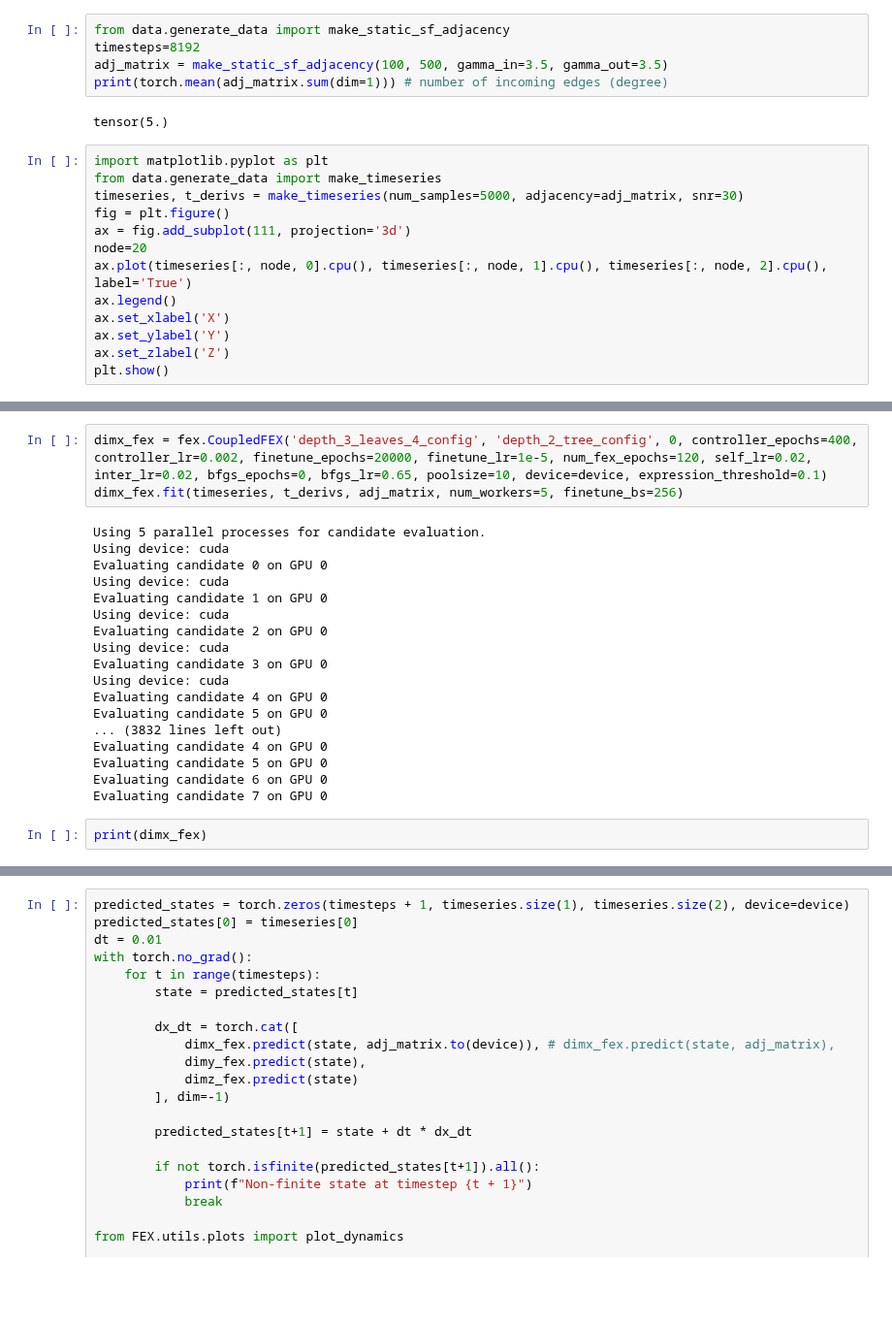
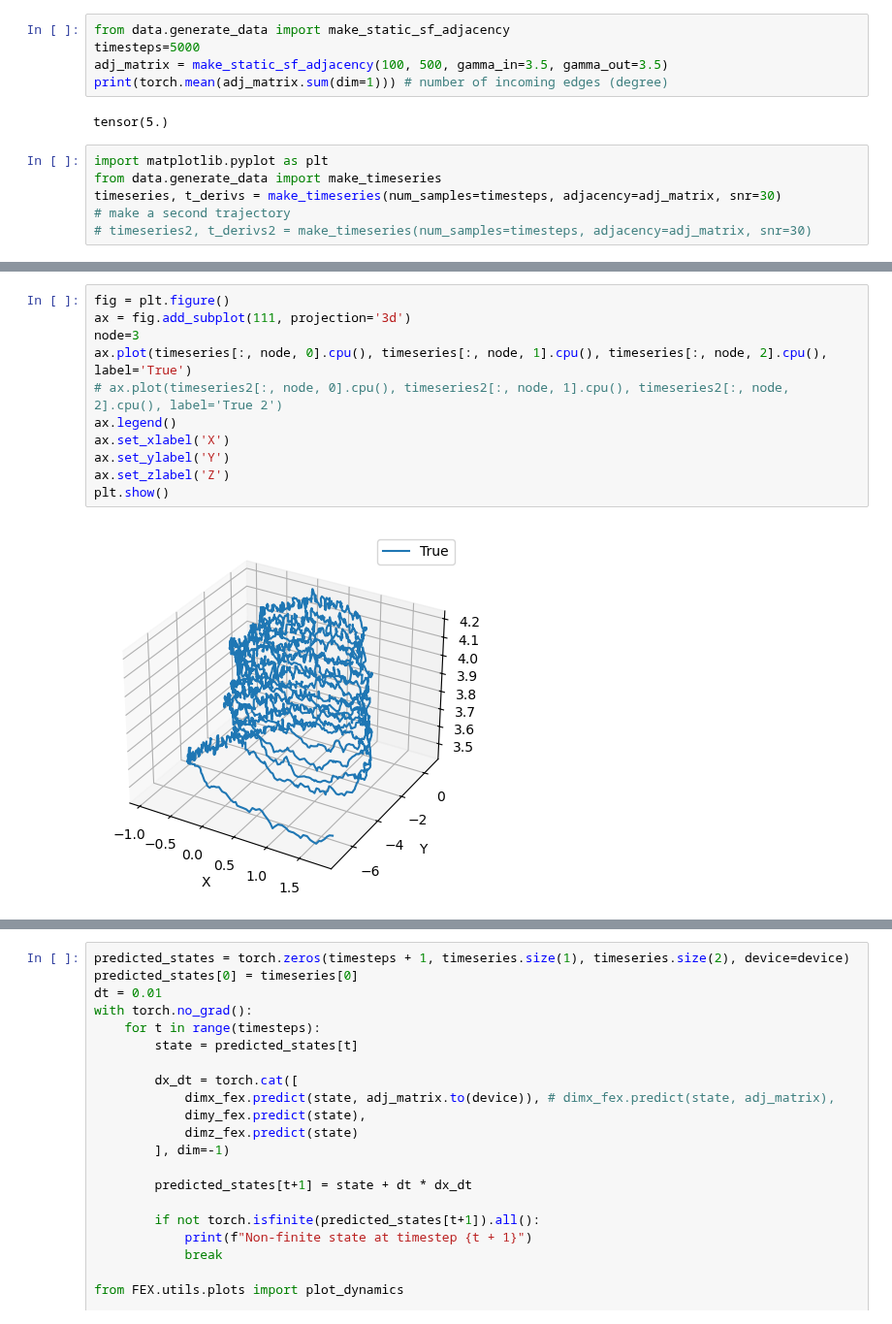
Before and after one commit to hudsongshields/GraphFEX, a Jupyter notebook: HR/fex_recovery.ipynb, the cells around one changed output, grey strips where cells are left out. Shown at 97% size. Drawn from its saved outputs; the diff is of its cells as text; blank space fills up the shorter version.

```diff
--- a/HR/fex_recovery.ipynb
+++ b/HR/fex_recovery.ipynb
@@ -17,7 +17,7 @@ device = 'cuda' if torch.cuda.is_available() else 'cpu'
 Using device: cuda
 # %%
 from data.generate_data import make_static_sf_adjacency
-timesteps=8192
+timesteps=5000
 adj_matrix = make_static_sf_adjacency(100, 500, gamma_in=3.5, gamma_out=3.5)
 print(torch.mean(adj_matrix.sum(dim=1))) # number of incoming edges (degree)
 # %% [output]
@@ -25,13 +25,6 @@ tensor(5.)
 # %%
 import matplotlib.pyplot as plt
 from data.generate_data import make_timeseries
-timeseries, t_derivs = make_timeseries(num_samples=5000, adjacency=adj_matrix, snr=30)
-fig = plt.figure()
-ax = fig.add_subplot(111, projection='3d')
-node=20
-ax.plot(timeseries[:, node, 0].cpu(), timeseries[:, node, 1].cpu(), timeseries[:, node, 2].cpu(), label='True')
-ax.legend()
-ax.set_xlabel('X')
-ax.set_ylabel('Y')
-ax.set_zlabel('Z')
-plt.show()
+timeseries, t_derivs = make_timeseries(num_samples=timesteps, adjacency=adj_matrix, snr=30)
+# make a second trajectory
+# timeseries2, t_derivs2 = make_timeseries(num_samples=timesteps, adjacency=adj_matrix, snr=30)
@@ -40,23 +31,13 @@ plt.show()
-# %%
-dimx_fex = fex.CoupledFEX('depth_3_leaves_4_config', 'depth_2_tree_config', 0, controller_epochs=400, controller_lr=0.002, finetune_epochs=20000, finetune_lr=1e-5, num_fex_epochs=120, self_lr=0.02, inter_lr=0.02, bfgs_epochs=0, bfgs_lr=0.65, poolsize=10, device=device, expression_threshold=0.1)
-dimx_fex.fit(timeseries, t_derivs, adj_matrix, num_workers=5, finetune_bs=256)
-# %% [output]
-Using 5 parallel processes for candidate evaluation.
-Using device: cuda
-Evaluating candidate 0 on GPU 0
-Using device: cuda
-Evaluating candidate 1 on GPU 0
-Using device: cuda
-Evaluating candidate 2 on GPU 0
-Using device: cuda
-Evaluating candidate 3 on GPU 0
-Using device: cuda
-Evaluating candidate 4 on GPU 0
-Evaluating candidate 5 on GPU 0
-... (3832 lines left out)
-Evaluating candidate 4 on GPU 0
-Evaluating candidate 5 on GPU 0
-Evaluating candidate 6 on GPU 0
-Evaluating candidate 7 on GPU 0
-# %%
-print(dimx_fex)
+# %%
+fig = plt.figure()
+ax = fig.add_subplot(111, projection='3d')
+node=3
+ax.plot(timeseries[:, node, 0].cpu(), timeseries[:, node, 1].cpu(), timeseries[:, node, 2].cpu(), label='True')
+# ax.plot(timeseries2[:, node, 0].cpu(), timeseries2[:, node, 1].cpu(), timeseries2[:, node, 2].cpu(), label='True 2')
+ax.legend()
+ax.set_xlabel('X')
+ax.set_ylabel('Y')
+ax.set_zlabel('Z')
+plt.show()
+# %% [output]
+[figure, added]
```
Also changed, not shown: parts of 6 cells of this notebook, 6 other files.
